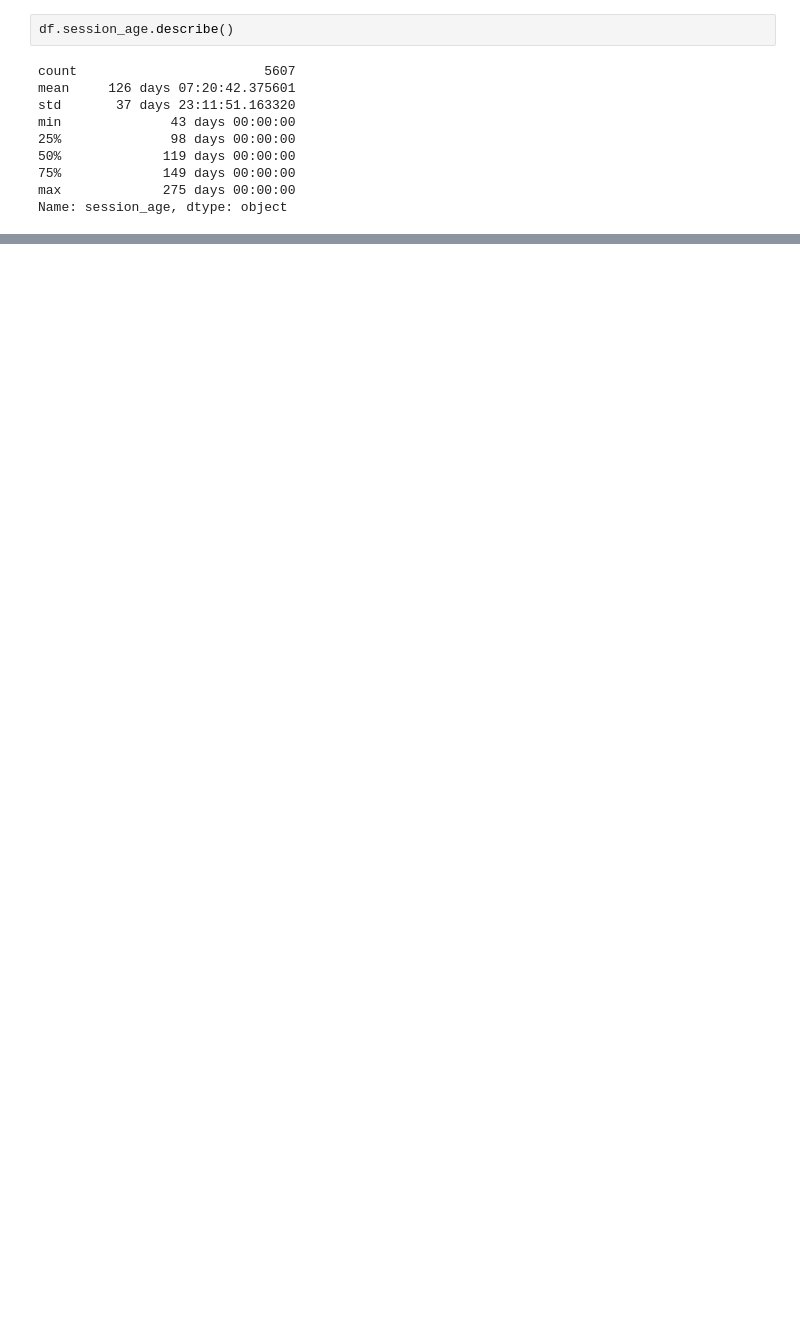
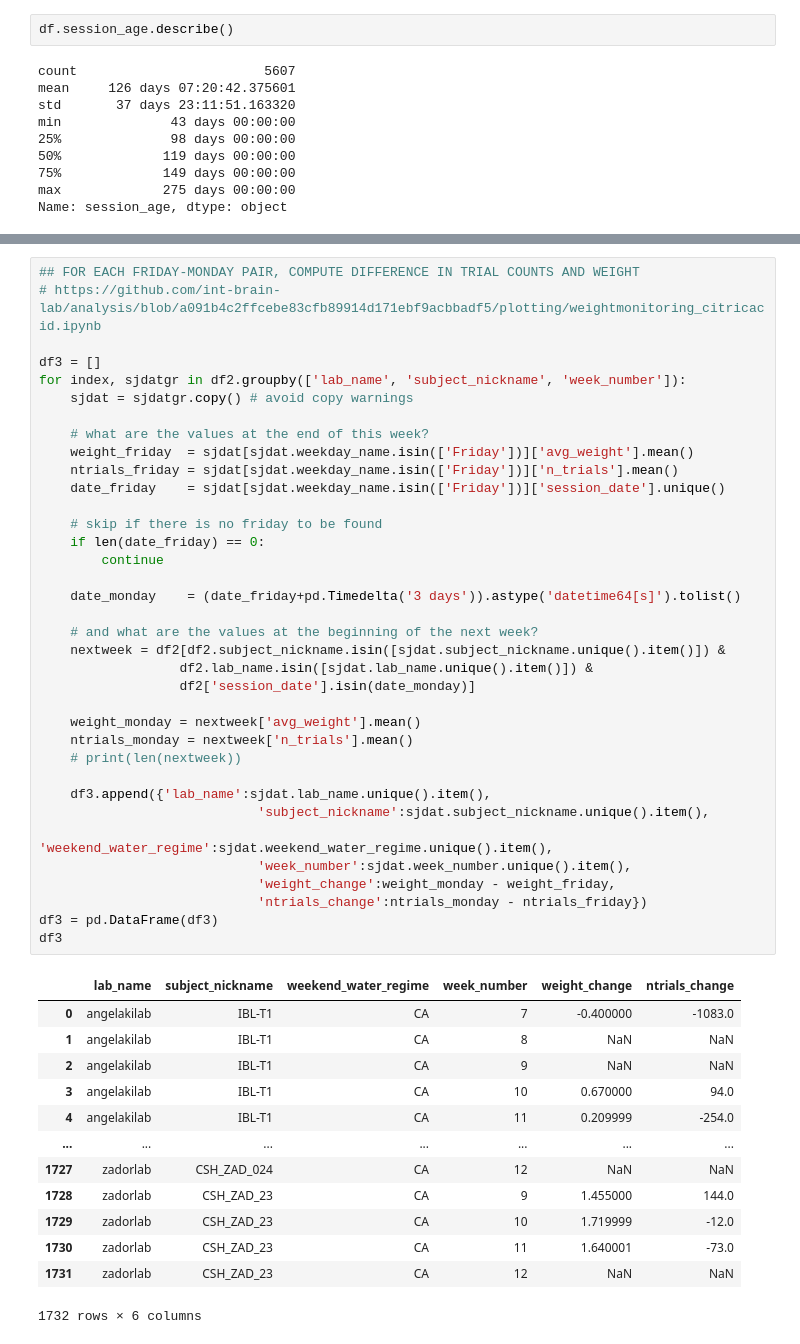
Before and after one commit to int-brain-lab/citricAcid, a Jupyter notebook: brainwidemap_mice.ipynb, the cells around one changed output, grey strips where cells are left out. Drawn from its saved outputs; the diff is of its cells as text; blank space fills up the shorter version.

```diff
--- a/brainwidemap_mice.ipynb
+++ b/brainwidemap_mice.ipynb
@@ -183,0 +230,50 @@ Name: session_age, dtype: object
+# %%
+## FOR EACH FRIDAY-MONDAY PAIR, COMPUTE DIFFERENCE IN TRIAL COUNTS AND WEIGHT
+# https://github.com/int-brain-lab/analysis/blob/a091b4c2ffcebe83cfb89914d171ebf9acbbadf5/plotting/weightmonitoring_citricacid.ipynb
+
+df3 = []
+for index, sjdatgr in df2.groupby(['lab_name', 'subject_nickname', 'week_number']):
+    sjdat = sjdatgr.copy() # avoid copy warnings
+
+    # what are the values at the end of this week?
+    weight_friday  = sjdat[sjdat.weekday_name.isin(['Friday'])]['avg_weight'].mean()
+    ntrials_friday = sjdat[sjdat.weekday_name.isin(['Friday'])]['n_trials'].mean()
+    date_friday    = sjdat[sjdat.weekday_name.isin(['Friday'])]['session_date'].unique()
+
+    # skip if there is no friday to be found
+    if len(date_friday) == 0:
+        continue
+
+    date_monday    = (date_friday+pd.Timedelta('3 days')).astype('datetime64[s]').tolist()
+
+    # and what are the values at the beginning of the next week?
+    nextweek = df2[df2.subject_nickname.isin([sjdat.subject_nickname.unique().item()]) &
+                  df2.lab_name.isin([sjdat.lab_name.unique().item()]) &
+                  df2['session_date'].isin(date_monday)]
+
+    weight_monday = nextweek['avg_weight'].mean()
+    ntrials_monday = nextweek['n_trials'].mean()
+    # print(len(nextweek))
+
+    df3.append({'lab_name':sjdat.lab_name.unique().item(),
+                            'subject_nickname':sjdat.subject_nickname.unique().item(),
+                            'weekend_water_regime':sjdat.weekend_water_regime.unique().item(),
+                            'week_number':sjdat.week_number.unique().item(),
+                            'weight_change':weight_monday - weight_friday,
+                            'ntrials_change':ntrials_monday - ntrials_friday})
+df3 = pd.DataFrame(df3)
+df3
+# %% [output]
+|  | lab_name | subject_nickname | weekend_water_regime | week_number | weight_change | ntrials_change |
+| 0 | angelakilab | IBL-T1 | CA | 7 | -0.400000 | -1083.0 |
+| 1 | angelakilab | IBL-T1 | CA | 8 | NaN | NaN |
+| 2 | angelakilab | IBL-T1 | CA | 9 | NaN | NaN |
+| 3 | angelakilab | IBL-T1 | CA | 10 | 0.670000 | 94.0 |
+| 4 | angelakilab | IBL-T1 | CA | 11 | 0.209999 | -254.0 |
+| ... | ... | ... | ... | ... | ... | ... |
+| 1727 | zadorlab | CSH_ZAD_024 | CA | 12 | NaN | NaN |
+| 1728 | zadorlab | CSH_ZAD_23 | CA | 9 | 1.455000 | 144.0 |
+| 1729 | zadorlab | CSH_ZAD_23 | CA | 10 | 1.719999 | -12.0 |
+| 1730 | zadorlab | CSH_ZAD_23 | CA | 11 | 1.640001 | -73.0 |
+| 1731 | zadorlab | CSH_ZAD_23 | CA | 12 | NaN | NaN |
+1732 rows × 6 columns
```
Also changed, not shown: parts of 7 cells of this notebook, 1 other file.
